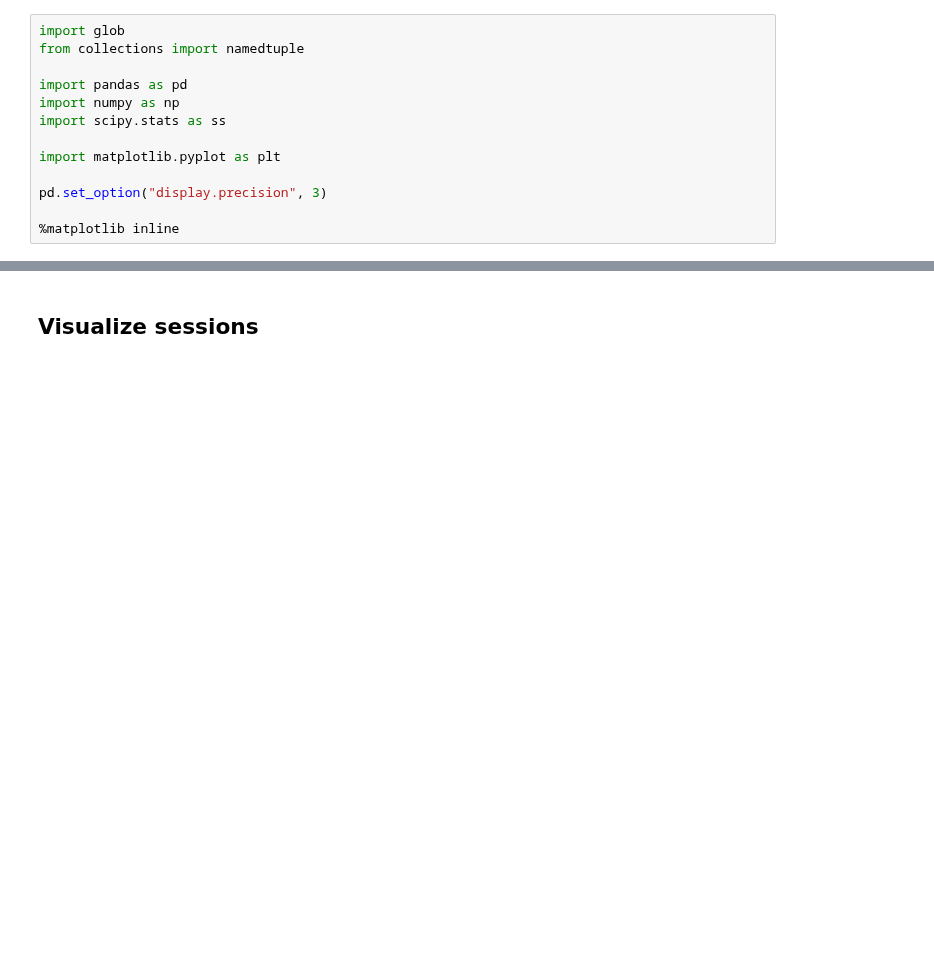
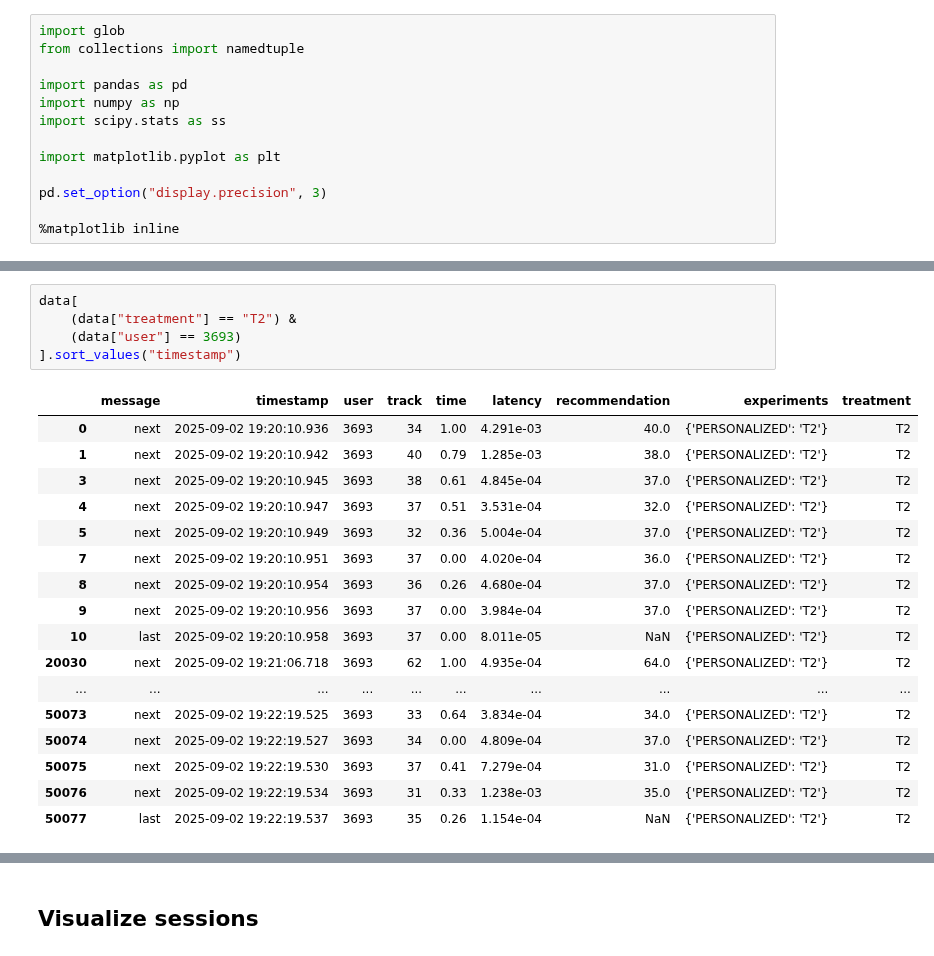
Before and after one commit to anokhin/recsys-course-spring-2026, a Jupyter notebook: jupyter/Week1Seminar.ipynb, the cells around one changed output, grey strips where cells are left out. Drawn from its saved outputs; the diff is of its cells as text; blank space fills up the shorter version.

```diff
--- a/jupyter/Week1Seminar.ipynb
+++ b/jupyter/Week1Seminar.ipynb
@@ -44,3 +44,26 @@ data
+# %%
+data[
+    (data["treatment"] == "T2") &
+    (data["user"] == 3693)
+].sort_values("timestamp")
+# %% [output]
+|  | message | timestamp | user | track | time | latency | recommendation | experiments | treatment |
+| 0 | next | 2025-09-02 19:20:10.936 | 3693 | 34 | 1.00 | 4.291e-03 | 40.0 | {'PERSONALIZED': 'T2'} | T2 |
+| 1 | next | 2025-09-02 19:20:10.942 | 3693 | 40 | 0.79 | 1.285e-03 | 38.0 | {'PERSONALIZED': 'T2'} | T2 |
+| 3 | next | 2025-09-02 19:20:10.945 | 3693 | 38 | 0.61 | 4.845e-04 | 37.0 | {'PERSONALIZED': 'T2'} | T2 |
+| 4 | next | 2025-09-02 19:20:10.947 | 3693 | 37 | 0.51 | 3.531e-04 | 32.0 | {'PERSONALIZED': 'T2'} | T2 |
+| 5 | next | 2025-09-02 19:20:10.949 | 3693 | 32 | 0.36 | 5.004e-04 | 37.0 | {'PERSONALIZED': 'T2'} | T2 |
+| 7 | next | 2025-09-02 19:20:10.951 | 3693 | 37 | 0.00 | 4.020e-04 | 36.0 | {'PERSONALIZED': 'T2'} | T2 |
+| 8 | next | 2025-09-02 19:20:10.954 | 3693 | 36 | 0.26 | 4.680e-04 | 37.0 | {'PERSONALIZED': 'T2'} | T2 |
+| 9 | next | 2025-09-02 19:20:10.956 | 3693 | 37 | 0.00 | 3.984e-04 | 37.0 | {'PERSONALIZED': 'T2'} | T2 |
+| 10 | last | 2025-09-02 19:20:10.958 | 3693 | 37 | 0.00 | 8.011e-05 | NaN | {'PERSONALIZED': 'T2'} | T2 |
+| 20030 | next | 2025-09-02 19:21:06.718 | 3693 | 62 | 1.00 | 4.935e-04 | 64.0 | {'PERSONALIZED': 'T2'} | T2 |
+| ... | ... | ... | ... | ... | ... | ... | ... | ... | ... |
+| 50073 | next | 2025-09-02 19:22:19.525 | 3693 | 33 | 0.64 | 3.834e-04 | 34.0 | {'PERSONALIZED': 'T2'} | T2 |
+| 50074 | next | 2025-09-02 19:22:19.527 | 3693 | 34 | 0.00 | 4.809e-04 | 37.0 | {'PERSONALIZED': 'T2'} | T2 |
+| 50075 | next | 2025-09-02 19:22:19.530 | 3693 | 37 | 0.41 | 7.279e-04 | 31.0 | {'PERSONALIZED': 'T2'} | T2 |
+| 50076 | next | 2025-09-02 19:22:19.534 | 3693 | 31 | 0.33 | 1.238e-03 | 35.0 | {'PERSONALIZED': 'T2'} | T2 |
+| 50077 | last | 2025-09-02 19:22:19.537 | 3693 | 35 | 0.26 | 1.154e-04 | NaN | {'PERSONALIZED': 'T2'} | T2 |
 # %%
 data.groupby("treatment").count()
 # %% [output]
```
Also changed, not shown: parts of 7 cells of this notebook, 39 other files.
